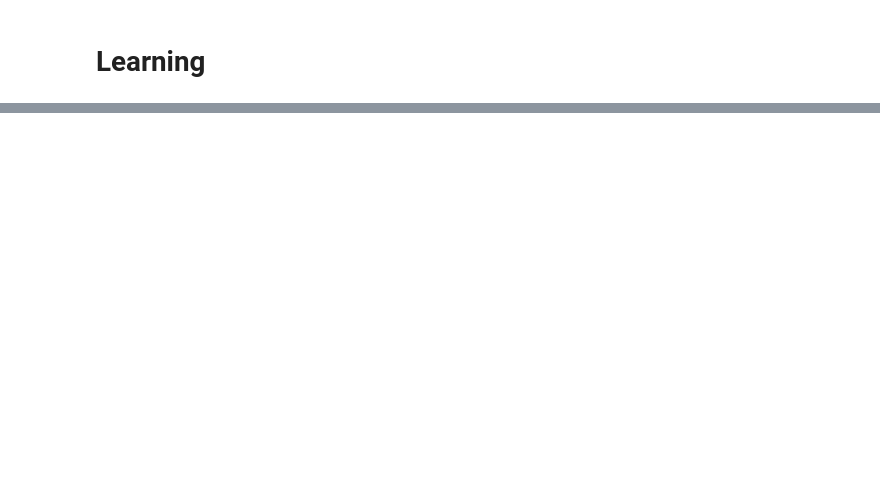
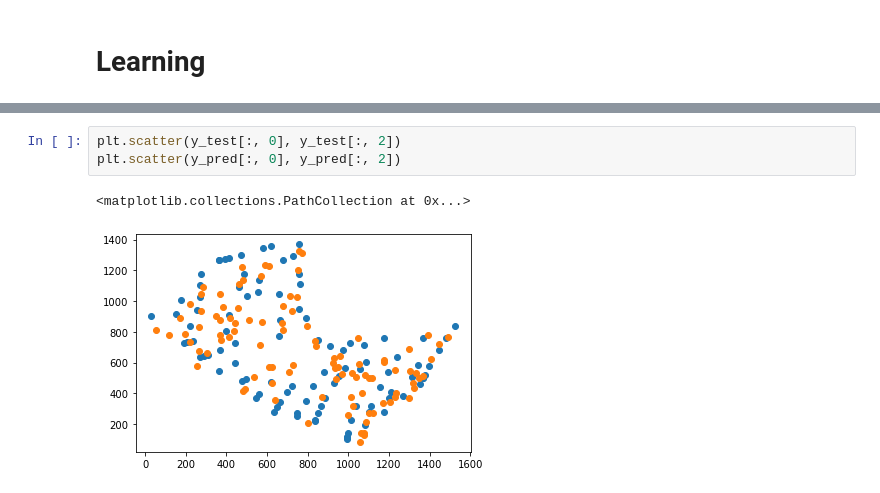
Before and after one commit to ukunliu/WSN_simulation, a Jupyter notebook: Simulation/main.ipynb, the cells around one changed output, grey strips where cells are left out. Drawn from its saved outputs; the diff is of its cells as text; blank space fills up the shorter version.

```diff
--- a/Simulation/main.ipynb
+++ b/Simulation/main.ipynb
@@ -87,0 +260,6 @@ X.shape, Y.shape
+# %%
+plt.scatter(y_test[:, 0], y_test[:, 2])
+plt.scatter(y_pred[:, 0], y_pred[:, 2])
+# %% [output]
+<matplotlib.collections.PathCollection at 0x...>
+[figure, added]
```
Also changed, not shown: parts of 25 cells of this notebook, 1 other file.
